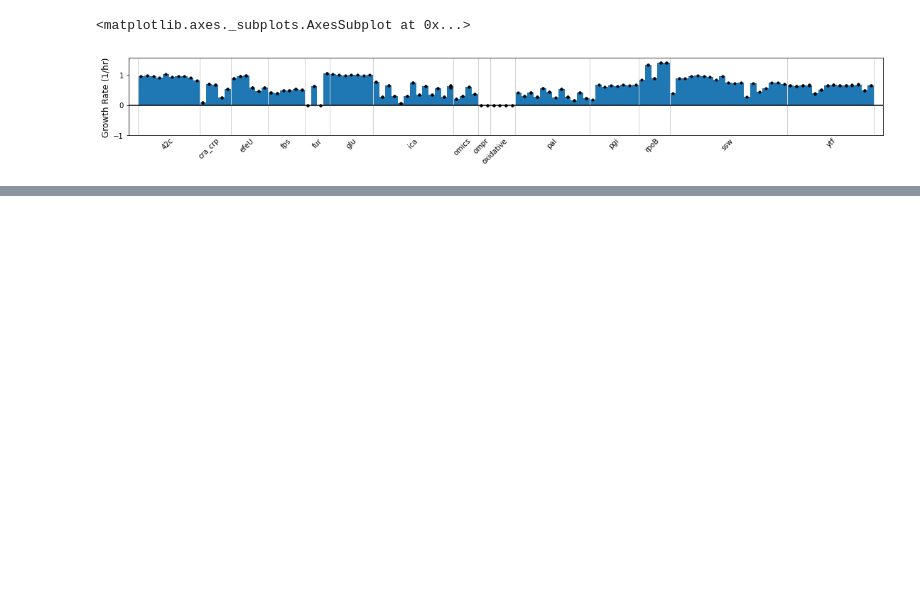
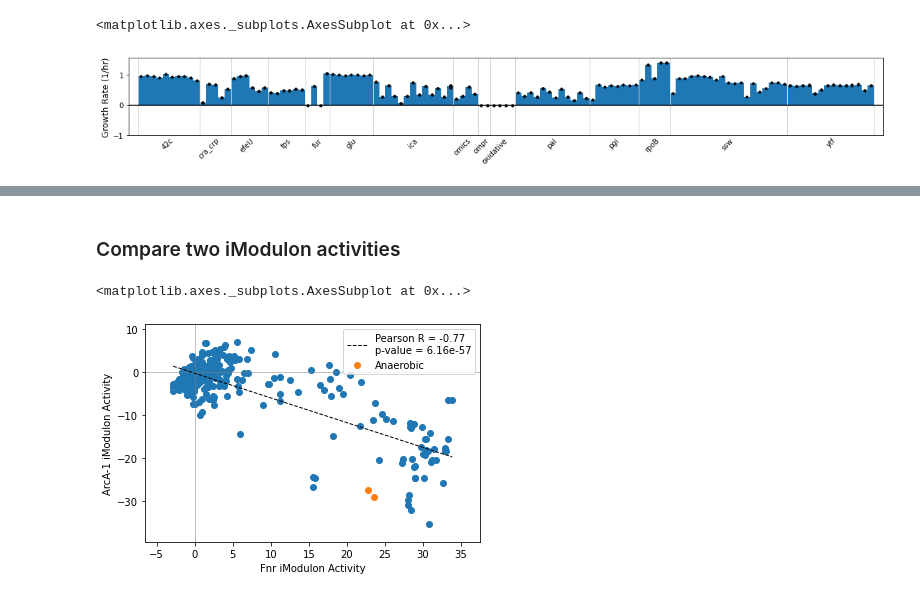
Before and after one commit to SBRG/pymodulon, a Jupyter notebook: Tutorial.ipynb, the cells around one changed output, grey strips where cells are left out. Cells and saved outputs as stored; diff of their text form; code cells hidden in the pictures; blank space fills up the shorter version.

```diff
--- a/Tutorial.ipynb
+++ b/Tutorial.ipynb
@@ -447,20 +438,3 @@ DATA_DIR = join('pymodulon', 'test', 'precise_data')
-# %%
-M = join(DATA_DIR, 'M.csv')
-A = join(DATA_DIR, 'A.csv')
-X = join(DATA_DIR, 'X.csv')
-
-gene_file = join(DATA_DIR, 'gene_table.csv')
-sample_file = join(DATA_DIR, 'sample_table.csv')
-imodulon_file = join(DATA_DIR, 'imodulon_table.csv')
-
-trn = pd.read_csv(join(DATA_DIR, 'trn.csv'))
-
-ica_data = IcaData(M,A,X,
-                   gene_table=gene_file,
-                   sample_table=sample_file,
-                   imodulon_table=imodulon_file,
-                   trn=trn,
-                   dagostino_cutoff=550)
 # %% [markdown]
 # Plotting
 # %%
@@ -514,0 +497,10 @@ ValueError: The truth value of an array with more than one element is ambiguous.
+# %% [markdown]
+### Compare two iModulon activities
+# %%
+groups = {'minspan__wt_glc_anaero__1':'Anaerobic',
+          'minspan__wt_glc_anaero__2':'Anaerobic'}
+# %%
+compare_activities(ica_data,'Fnr','ArcA-1',groups=groups)
+# %% [output]
+<matplotlib.axes._subplots.AxesSubplot at 0x...>
+[figure, added]
```
Also changed, not shown: parts of 14 cells of this notebook, 2 other files.
